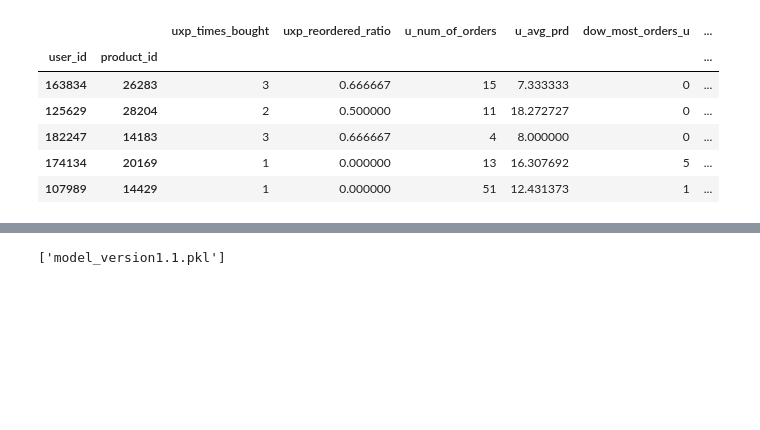
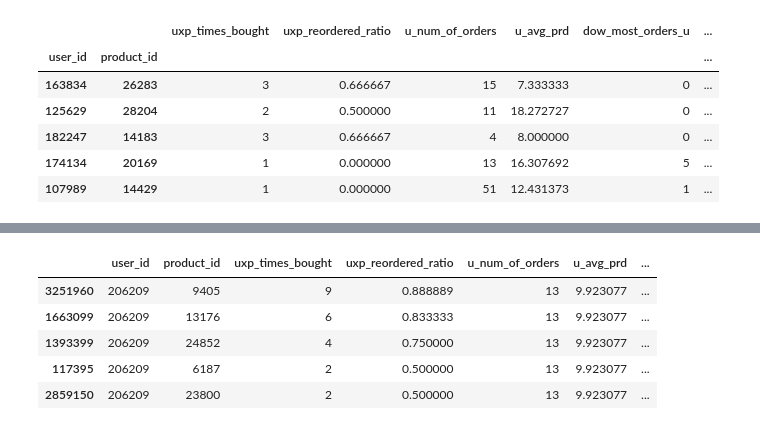
Before and after one commit to islamnusrat/Capstone-3-Instacart_market_basket_analysis, a Jupyter notebook: instacart-basket-feature_eng_and_model-checkpoint.ipynb, the cells around one changed output, grey strips where cells are left out. Saved outputs shown, nothing was run; the diff lists cells and outputs as text; code cells hidden in the pictures; blank space fills up the shorter version.

```diff
--- a/instacart-basket-feature_eng_and_model-checkpoint.ipynb
+++ b/instacart-basket-feature_eng_and_model-checkpoint.ipynb
@@ -726,9 +776,17 @@ final.head()
+# %%
+m = m[0:100]
+m.head()
+# %% [output]
+|  | user_id | product_id | uxp_times_bought | uxp_reordered_ratio | u_num_of_orders | u_avg_prd | ... |
+| 3251960 | 206209 | 9405 | 9 | 0.888889 | 13 | 9.923077 | ... |
+| 1663099 | 206209 | 13176 | 6 | 0.833333 | 13 | 9.923077 | ... |
+| 1393399 | 206209 | 24852 | 4 | 0.750000 | 13 | 9.923077 | ... |
+| 117395 | 206209 | 6187 | 2 | 0.500000 | 13 | 9.923077 | ... |
+| 2859150 | 206209 | 23800 | 2 | 0.500000 | 13 | 9.923077 | ... |
 # %%
-#import sklearn.externals.joblib as extjoblib
+# #import sklearn.externals.joblib as extjoblib
 import joblib
-import pickle
-joblib.dump(lgbm, 'model_version1.1.pkl', compress = 1)
+# import pickle
+# joblib.dump(lgbm, 'model_version1.1.pkl', compress = 1)
-# %% [output]
-['model_version1.1.pkl']
 # %%
 pipeline = joblib.load('model_version1.1.pkl')
```
Also changed, not shown: parts of 28 cells of this notebook.
